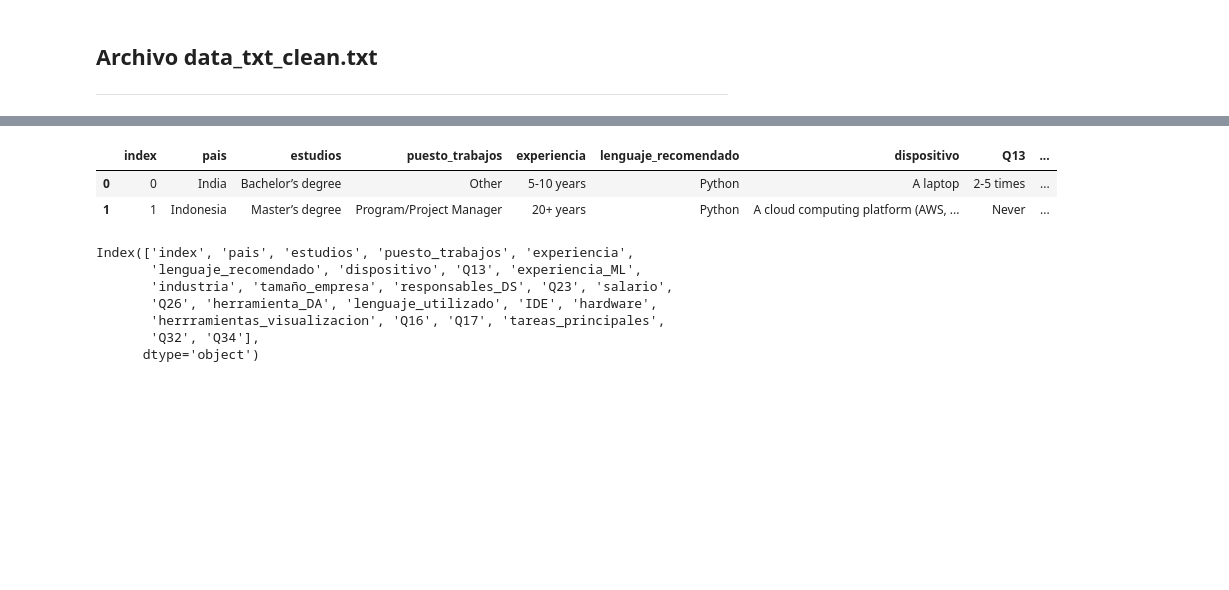
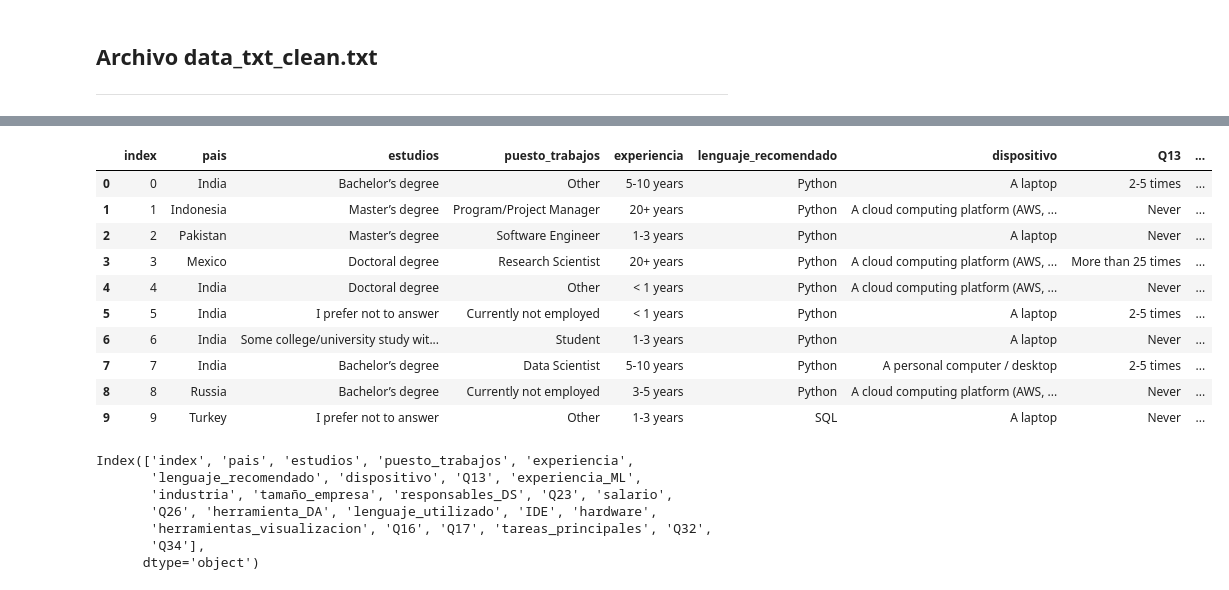
Before and after one commit to paulafuenteg/Kaggle-DS-ML-Survey, a Jupyter notebook: Archivos/apertura_archivos.ipynb, the cells around one changed output, grey strips where cells are left out. Saved outputs shown, nothing was run; the diff lists cells and outputs as text; code cells hidden in the pictures; blank space fills up the shorter version.

```diff
--- a/Archivos/apertura_archivos.ipynb
+++ b/Archivos/apertura_archivos.ipynb
@@ -193,14 +254,22 @@ Q34      63.812421
 dtype: float64
 # %%
 # variable para renombrar las columnas
-columnas_nuevas ={'Q3':'pais','Q4':'estudios','Q5':'puesto_trabajos','Q6':'experiencia','Q7':'lenguaje_utilizado','Q8':'lenguaje_recomendado','Q9':'IDE','Q11':'dispositivo','Q12':'hardware','Q14':'herrramientas_visualizacion','Q15':'experiencia_ML','Q20':'industria','Q21':'tamaño_empresa','Q22':'responsables_DS','Q24':'tareas_principales','Q25':'salario','Q41':'herramienta_DA'}
+columnas_nuevas ={'Q3':'pais','Q4':'estudios','Q5':'puesto_trabajos','Q6':'experiencia','Q7':'lenguaje_utilizado','Q8':'lenguaje_recomendado','Q9':'IDE','Q11':'dispositivo','Q12':'hardware','Q14':'herramientas_visualizacion','Q15':'experiencia_ML','Q20':'industria','Q21':'tamaño_empresa','Q22':'responsables_DS','Q24':'tareas_principales','Q25':'salario','Q41':'herramienta_DA'}
 # %%
 data_txt.rename(columns = columnas_nuevas,inplace = True) # renombrara las columnas
-data_txt.head(2)
+data_txt.head(10)
 # %% [output]
 |  | index | pais | estudios | puesto_trabajos | experiencia | lenguaje_recomendado | dispositivo | Q13 | ... |
 | 0 | 0 | India | Bachelor’s degree | Other | 5-10 years | Python | A laptop | 2-5 times | ... |
 | 1 | 1 | Indonesia | Master’s degree | Program/Project Manager | 20+ years | Python | A cloud computing platform (AWS, ... | Never | ... |
+| 2 | 2 | Pakistan | Master’s degree | Software Engineer | 1-3 years | Python | A laptop | Never | ... |
+| 3 | 3 | Mexico | Doctoral degree | Research Scientist | 20+ years | Python | A cloud computing platform (AWS, ... | More than 25 times | ... |
+| 4 | 4 | India | Doctoral degree | Other | < 1 years | Python | A cloud computing platform (AWS, ... | Never | ... |
+| 5 | 5 | India | I prefer not to answer | Currently not employed | < 1 years | Python | A laptop | 2-5 times | ... |
+| 6 | 6 | India | Some college/university study wit... | Student | 1-3 years | Python | A laptop | Never | ... |
+| 7 | 7 | India | Bachelor’s degree | Data Scientist | 5-10 years | Python | A personal computer / desktop | 2-5 times | ... |
+| 8 | 8 | Russia | Bachelor’s degree | Currently not employed | 3-5 years | Python | A cloud computing platform (AWS, ... | Never | ... |
+| 9 | 9 | Turkey | I prefer not to answer | Other | 1-3 years | SQL | A laptop | Never | ... |
 # %%
 data_txt.drop(['Q33','Q35'], axis = 1, inplace = True) # borramos las columnas Q33 y Q35
 # %%
@@ -210,6 +279,6 @@ Index(['index', 'pais', 'estudios', 'puesto_trabajos', 'experiencia',
        'lenguaje_recomendado', 'dispositivo', 'Q13', 'experiencia_ML',
        'industria', 'tamaño_empresa', 'responsables_DS', 'Q23', 'salario',
        'Q26', 'herramienta_DA', 'lenguaje_utilizado', 'IDE', 'hardware',
-       'herrramientas_visualizacion', 'Q16', 'Q17', 'tareas_principales',
-       'Q32', 'Q34'],
+       'herramientas_visualizacion', 'Q16', 'Q17', 'tareas_principales', 'Q32',
+       'Q34'],
       dtype='object')
```
Also changed, not shown: parts of 8 cells of this notebook.
